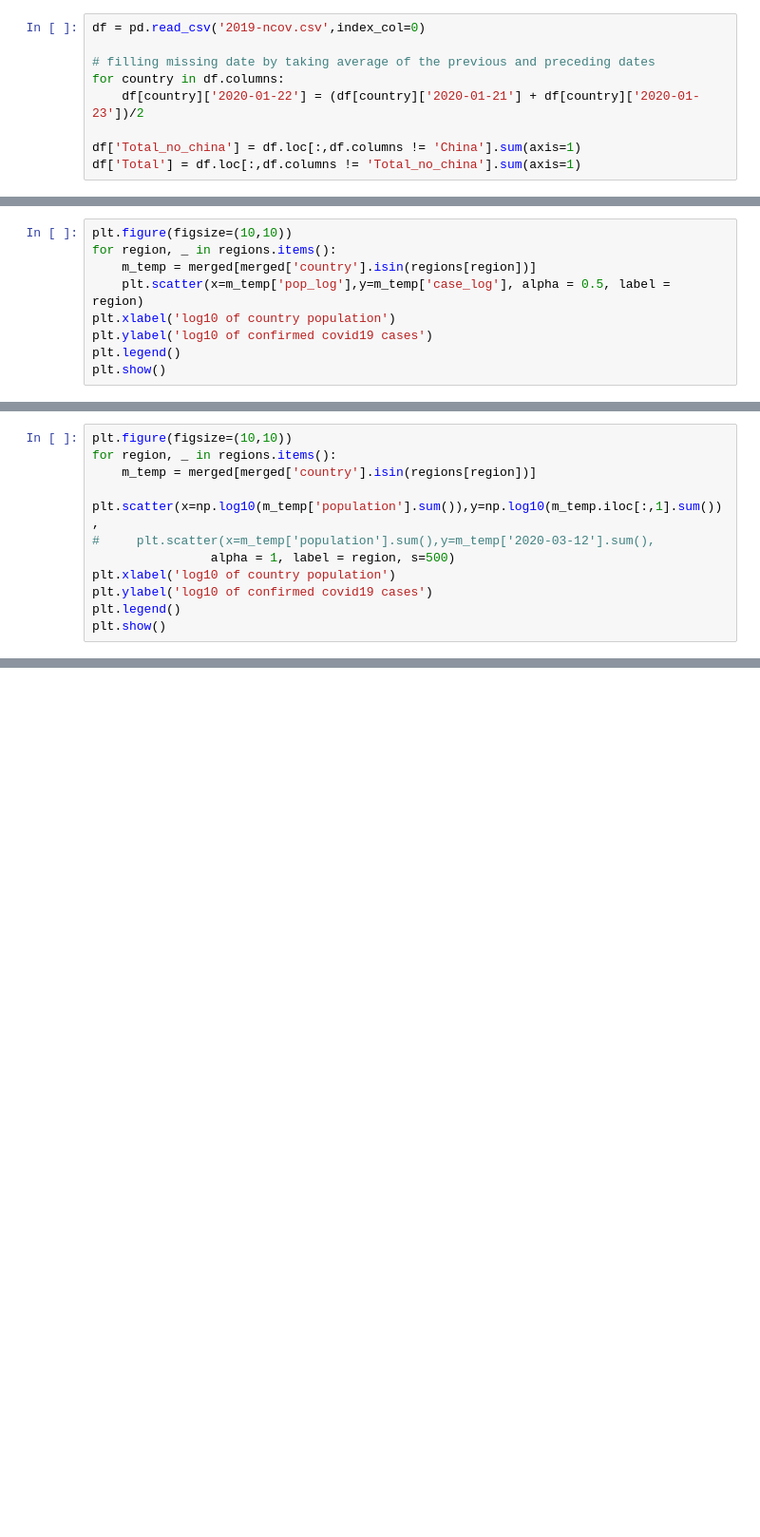
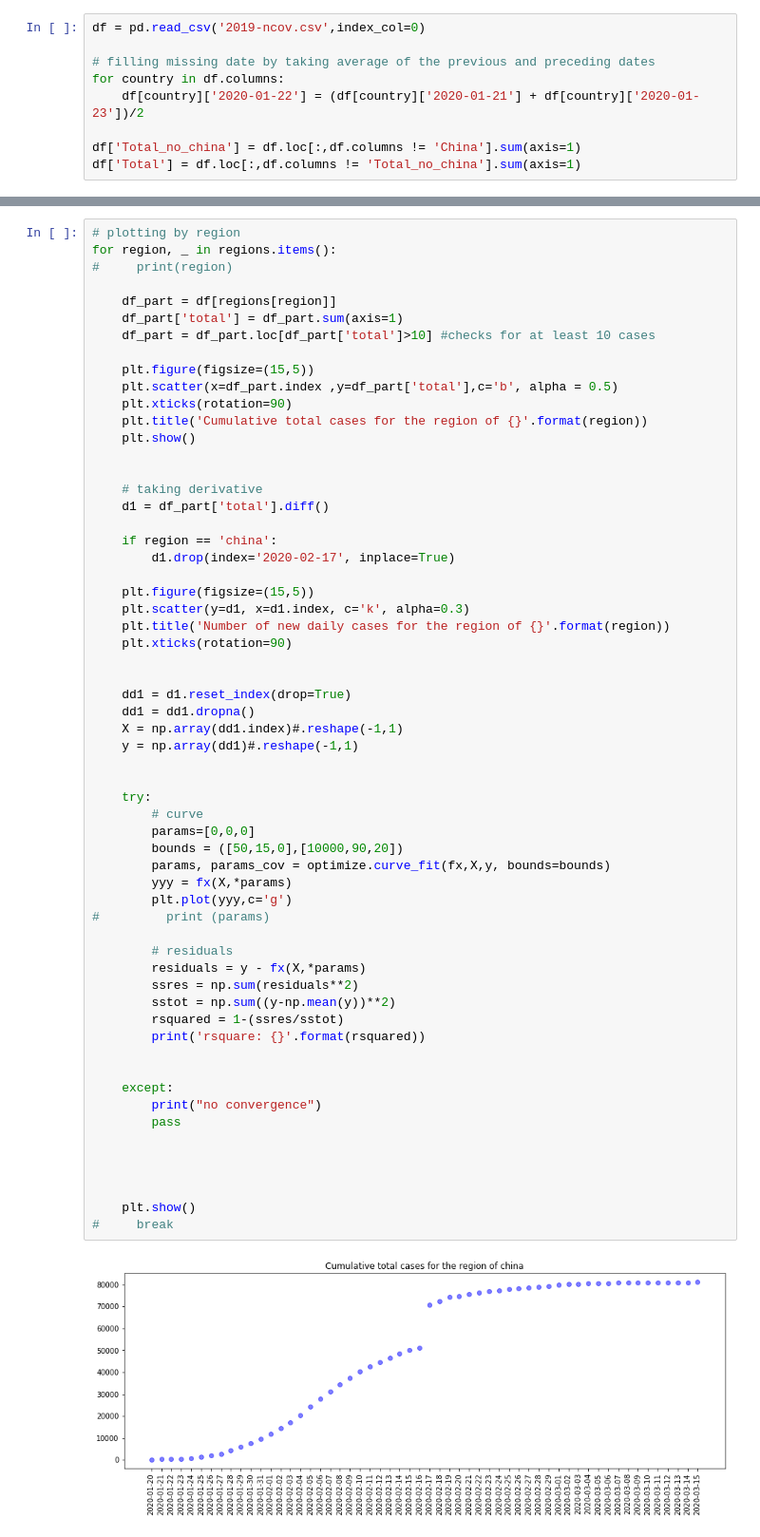
Before and after one commit to ericphamhung/covid-19, a Jupyter notebook: Main-ncov.ipynb, the cells around one changed output, grey strips where cells are left out. Shown at 95% size. Cells and saved outputs as stored; diff of their text form; blank space fills up the shorter version.

```diff
--- a/Main-ncov.ipynb
+++ b/Main-ncov.ipynb
@@ -437,9 +277,0 @@ Name: total, dtype: float64
-# %%
-plt.figure(figsize=(10,10))
-for region, _ in regions.items():
-    m_temp = merged[merged['country'].isin(regions[region])]
-    plt.scatter(x=m_temp['pop_log'],y=m_temp['case_log'], alpha = 0.5, label = region)
-plt.xlabel('log10 of country population')
-plt.ylabel('log10 of confirmed covid19 cases')
-plt.legend()
-plt.show()
@@ -448,11 +277,0 @@ plt.show()
-# %%
-plt.figure(figsize=(10,10))
-for region, _ in regions.items():
-    m_temp = merged[merged['country'].isin(regions[region])]
-    plt.scatter(x=np.log10(m_temp['population'].sum()),y=np.log10(m_temp.iloc[:,1].sum()),
-#     plt.scatter(x=m_temp['population'].sum(),y=m_temp['2020-03-12'].sum(),
-                alpha = 1, label = region, s=500)
-plt.xlabel('log10 of country population')
-plt.ylabel('log10 of confirmed covid19 cases')
-plt.legend()
-plt.show()
@@ -460,0 +313,62 @@ plt.show()
+# %%
+# plotting by region
+for region, _ in regions.items():
+#     print(region)
+
+    df_part = df[regions[region]]
+    df_part['total'] = df_part.sum(axis=1)
+    df_part = df_part.loc[df_part['total']>10] #checks for at least 10 cases
+
+    plt.figure(figsize=(15,5))
+    plt.scatter(x=df_part.index ,y=df_part['total'],c='b', alpha = 0.5)
+    plt.xticks(rotation=90)
+    plt.title('Cumulative total cases for the region of {}'.format(region))
+    plt.show()
+
+
+    # taking derivative
+    d1 = df_part['total'].diff()
+
+    if region == 'china':
+        d1.drop(index='2020-02-17', inplace=True)
+
+    plt.figure(figsize=(15,5))
+    plt.scatter(y=d1, x=d1.index, c='k', alpha=0.3)
+    plt.title('Number of new daily cases for the region of {}'.format(region))
+    plt.xticks(rotation=90)
+
+
+    dd1 = d1.reset_index(drop=True)
+    dd1 = dd1.dropna()
+    X = np.array(dd1.index)#.reshape(-1,1)
+    y = np.array(dd1)#.reshape(-1,1)
+
+
+    try:
+        # curve
+        params=[0,0,0]
+        bounds = ([50,15,0],[10000,90,20])
+        params, params_cov = optimize.curve_fit(fx,X,y, bounds=bounds)
+        yyy = fx(X,*params)
+        plt.plot(yyy,c='g')
+#         print (params)
+
+        # residuals
+        residuals = y - fx(X,*params)
+        ssres = np.sum(residuals**2)
+        sstot = np.sum((y-np.mean(y))**2)
+        rsquared = 1-(ssres/sstot)
+        print('rsquare: {}'.format(rsquared))
+
+
+    except:
+        print("no convergence")
+        pass
+
+
+
+
+    plt.show()
+#     break
+# %% [output]
+[figure, added]
```
Also changed, not shown: parts of 17 cells of this notebook, 3 other files.
